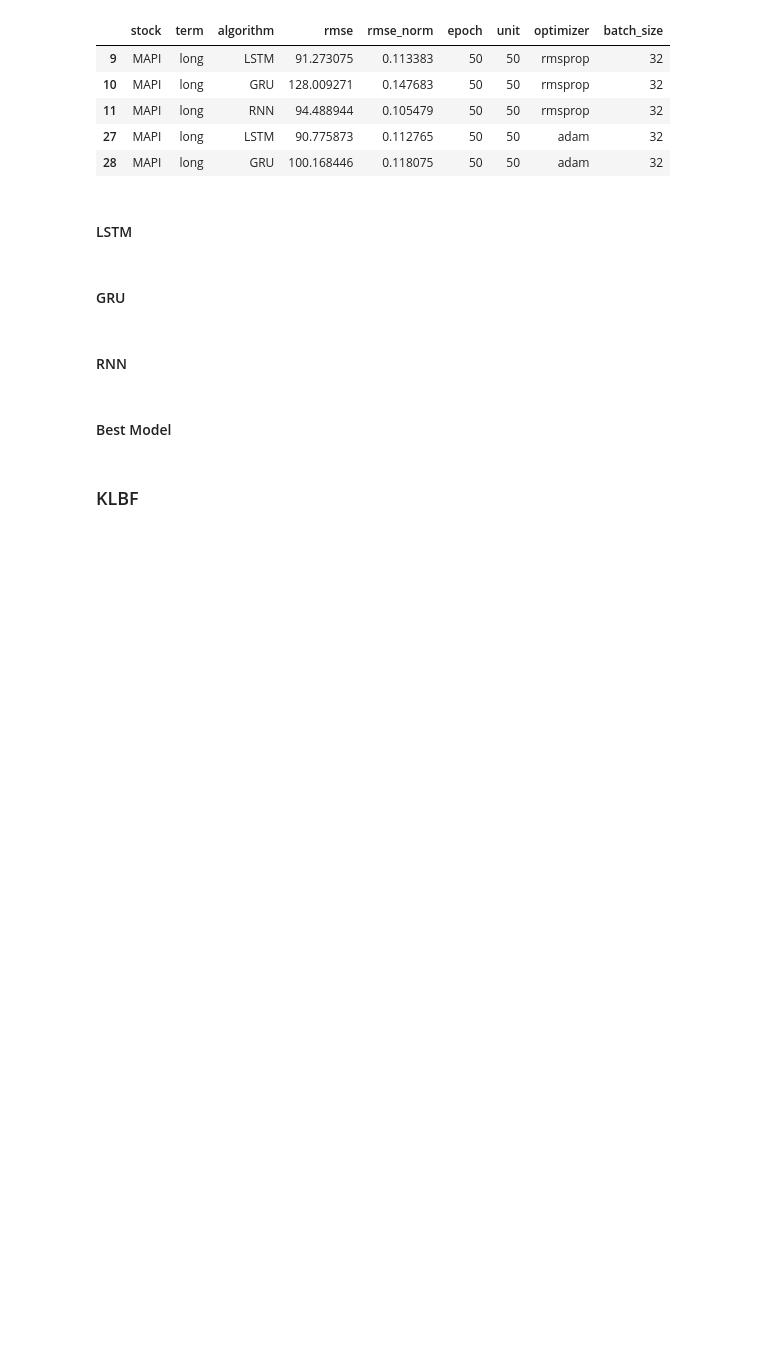
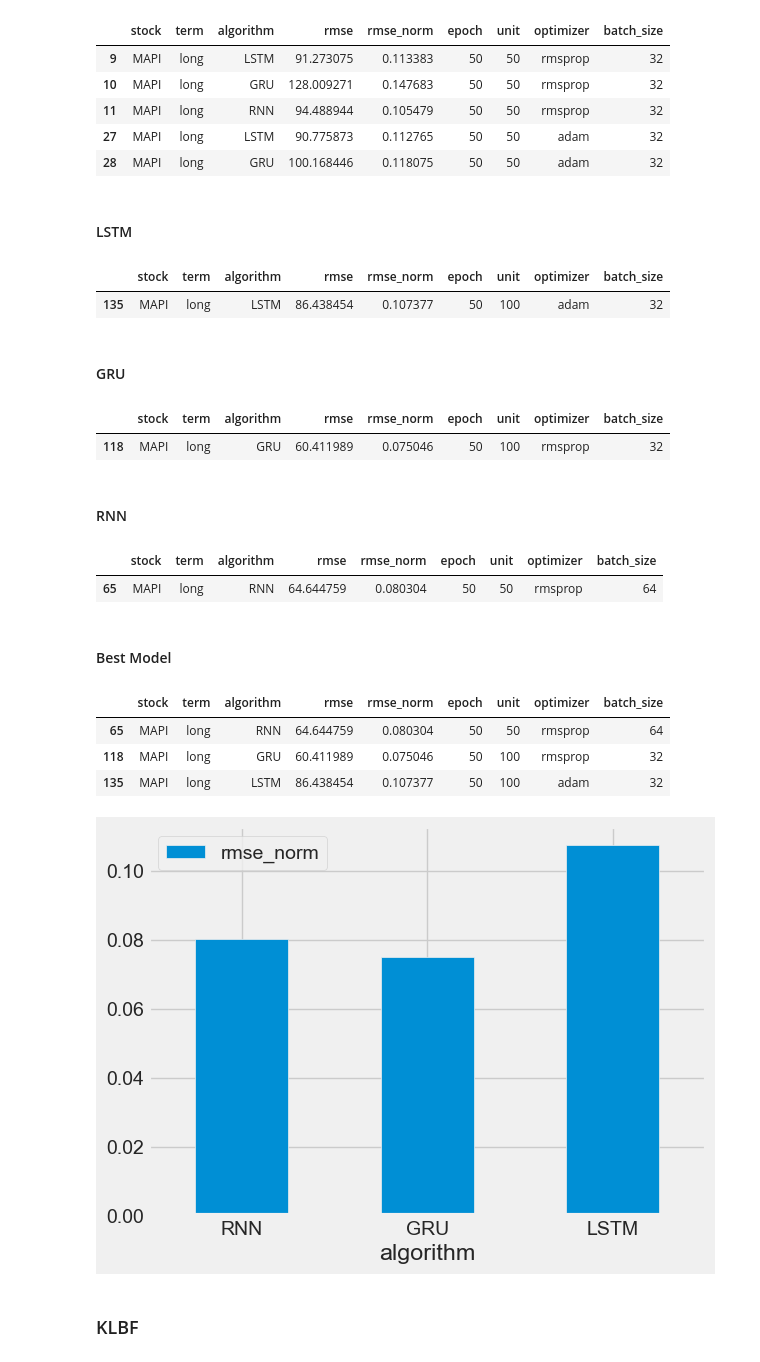
Before and after one commit to melikacandra/lstm_gru_rnn_price_predict, a Jupyter notebook: code_main/paper.ipynb, the cells around one changed output. Cells and saved outputs as stored; diff of their text form; code cells hidden in the pictures; blank space fills up the shorter version.

```diff
--- a/code_main/paper.ipynb
+++ b/code_main/paper.ipynb
@@ -107,8 +207,8 @@ data_ADRO.head()
 # %% [markdown]
 ### MAPI
 # %%
-data_MAPI = model_long[model_long["stock"] == "MAPI"]
-data_MAPI.head()
+data_MAPI_long = model_long[model_long["stock"] == "MAPI"]
+data_MAPI_long.head()
 # %% [output]
 |  | stock | term | algorithm | rmse | rmse_norm | epoch | unit | optimizer | batch_size |
 | 9 | MAPI | long | LSTM | 91.273075 | 0.113383 | 50 | 50 | rmsprop | 32 |
@@ -118,12 +218,46 @@ data_MAPI.head()
 | 28 | MAPI | long | GRU | 100.168446 | 0.118075 | 50 | 50 | adam | 32 |
 # %% [markdown]
 #### LSTM
+# %%
+data_MAPI_LSTM_long = data_MAPI_long[data_MAPI_long["algorithm"] == "LSTM"]
+minimum_LSTM_MAPI = data_MAPI_LSTM_long["rmse_norm"].min()
+minimum_config_LSTM_MAPI = data_MAPI_LSTM_long[data_MAPI_LSTM_long["rmse_norm"] == minimum_LSTM_MAPI]
+minimum_config_LSTM_MAPI
+# %% [output]
+|  | stock | term | algorithm | rmse | rmse_norm | epoch | unit | optimizer | batch_size |
+| 135 | MAPI | long | LSTM | 86.438454 | 0.107377 | 50 | 100 | adam | 32 |
 # %% [markdown]
 #### GRU
+# %%
+data_MAPI_GRU_long = data_MAPI_long[data_MAPI_long["algorithm"] == "GRU"]
+minimum_GRU_MAPI = data_MAPI_GRU_long["rmse_norm"].min()
+minimum_config_GRU_MAPI = data_MAPI_GRU_long[data_MAPI_GRU_long["rmse_norm"] == minimum_GRU_MAPI]
+minimum_config_GRU_MAPI
+# %% [output]
+|  | stock | term | algorithm | rmse | rmse_norm | epoch | unit | optimizer | batch_size |
+| 118 | MAPI | long | GRU | 60.411989 | 0.075046 | 50 | 100 | rmsprop | 32 |
 # %% [markdown]
 #### RNN
+# %%
+data_MAPI_RNN_long = data_MAPI_long[data_MAPI_long["algorithm"] == "RNN"]
+minimum_RNN_MAPI = data_MAPI_RNN_long["rmse_norm"].min()
+minimum_config_RNN_MAPI = data_MAPI_RNN_long[data_MAPI_RNN_long["rmse_norm"] == minimum_RNN_MAPI]
+minimum_config_RNN_MAPI
+# %% [output]
+|  | stock | term | algorithm | rmse | rmse_norm | epoch | unit | optimizer | batch_size |
+| 65 | MAPI | long | RNN | 64.644759 | 0.080304 | 50 | 50 | rmsprop | 64 |
 # %% [markdown]
 #### Best Model
+# %%
+data_tuning_long_MAPI = pd.concat([minimum_config_RNN_MAPI, minimum_config_GRU_MAPI, minimum_config_LSTM_MAPI])
+bar_MAPI_tuning_long = data_tuning_long_MAPI.plot.bar(x='algorithm', y=['rmse_norm'], rot=0)
+data_tuning_long_MAPI
+# %% [output]
+|  | stock | term | algorithm | rmse | rmse_norm | epoch | unit | optimizer | batch_size |
+| 65 | MAPI | long | RNN | 64.644759 | 0.080304 | 50 | 50 | rmsprop | 64 |
+| 118 | MAPI | long | GRU | 60.411989 | 0.075046 | 50 | 100 | rmsprop | 32 |
+| 135 | MAPI | long | LSTM | 86.438454 | 0.107377 | 50 | 100 | adam | 32 |
+[figure, added]
 # %% [markdown]
 ### KLBF
 # %%
```
Also changed, not shown: parts of 91 cells of this notebook, 1 other file.
